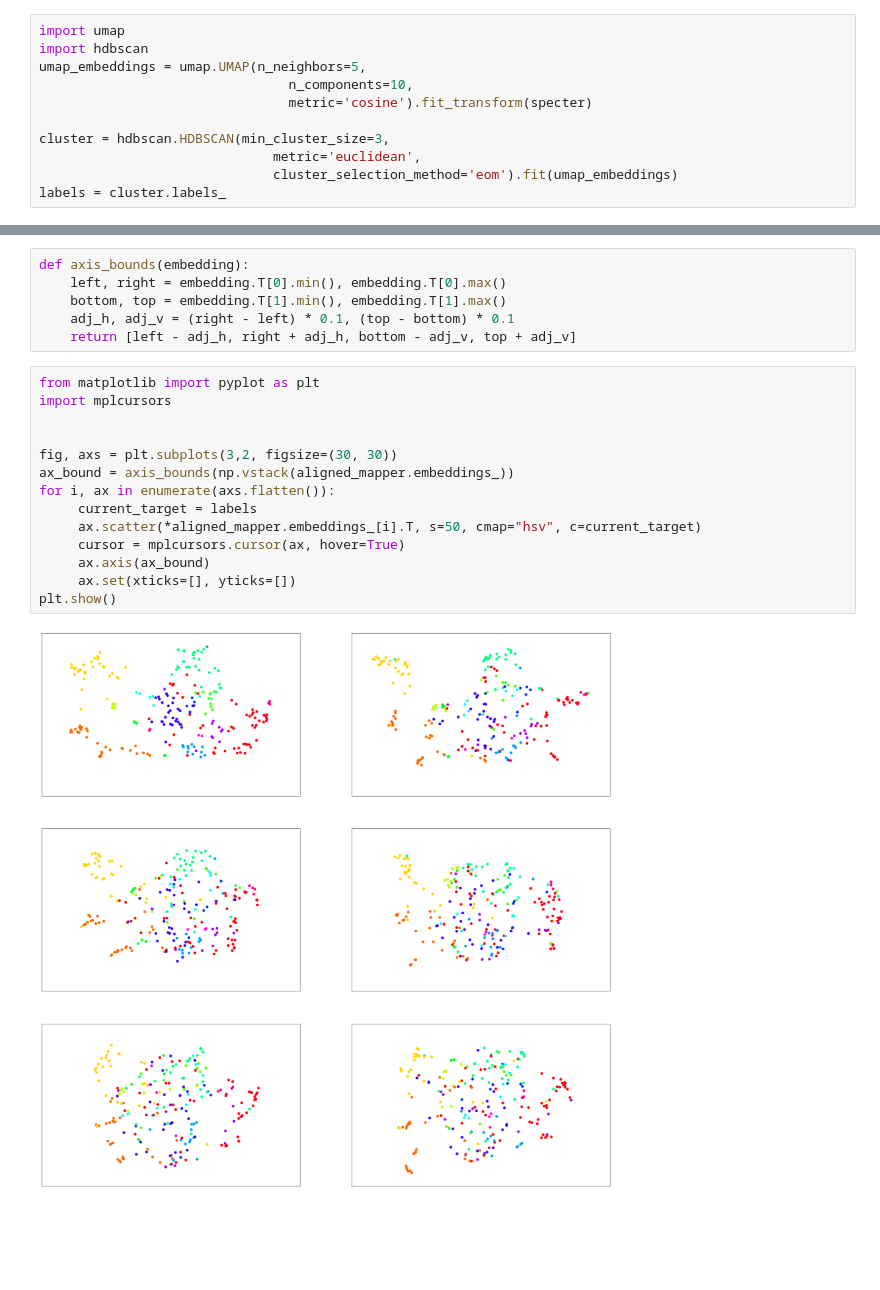
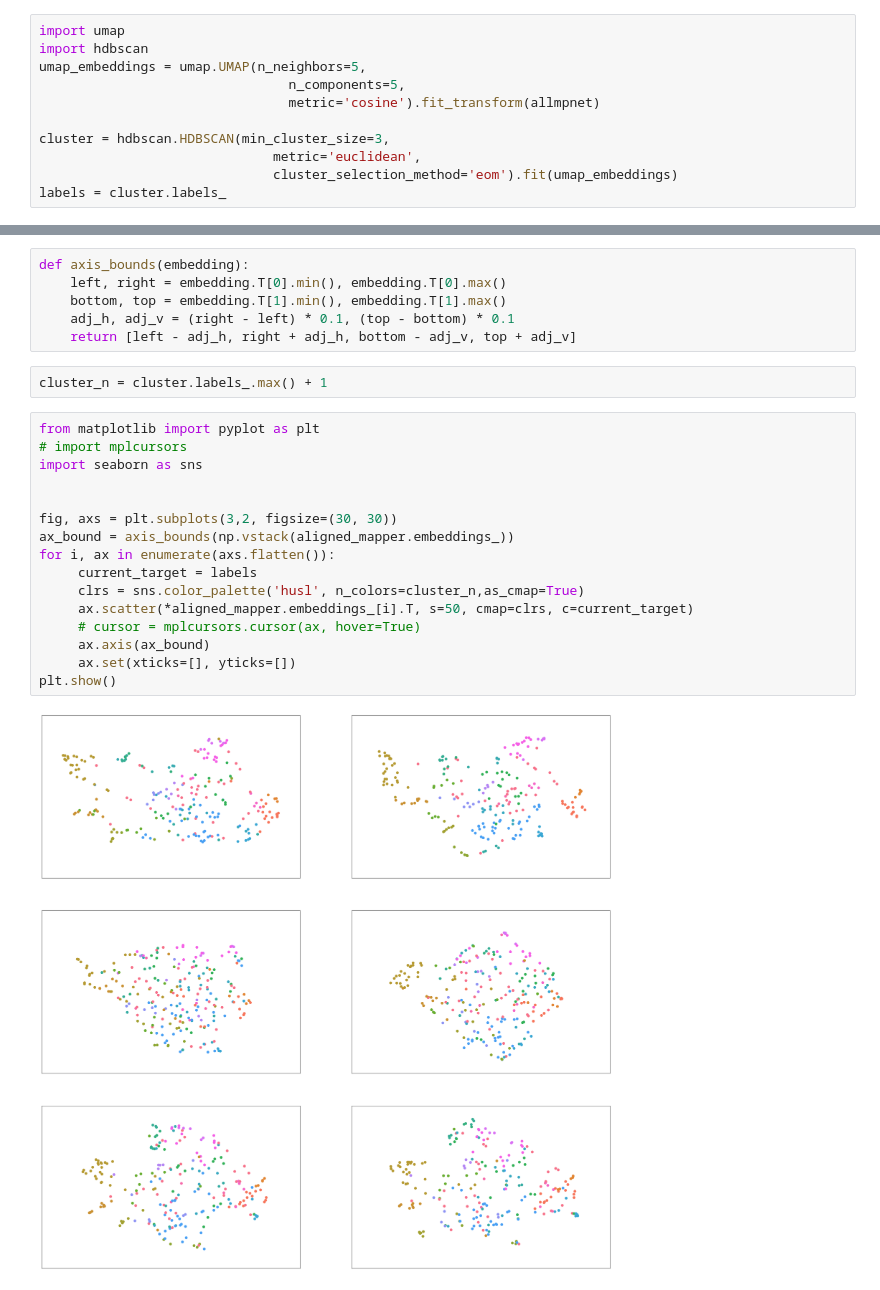
Before and after one commit to pruthvi-hegde/biomedvis, a Jupyter notebook: notebooks/alignedumap_experiment.ipynb, the cells around one changed output, grey strips where cells are left out. Cells and saved outputs as stored; diff of their text form; blank space fills up the shorter version.

```diff
--- a/notebooks/alignedumap_experiment.ipynb
+++ b/notebooks/alignedumap_experiment.ipynb
@@ -41,8 +57,8 @@ combined = [data1, data2, data3, biowordvec, data5, data6]
 import umap
 import hdbscan
 umap_embeddings = umap.UMAP(n_neighbors=5,
-                                n_components=10,
-                                metric='cosine').fit_transform(specter)
+                                n_components=5,
+                                metric='cosine').fit_transform(allmpnet)
 
 cluster = hdbscan.HDBSCAN(min_cluster_size=3,
                               metric='euclidean',
@@ -87,19 +103,23 @@ def axis_bounds(embedding):
     bottom, top = embedding.T[1].min(), embedding.T[1].max()
     adj_h, adj_v = (right - left) * 0.1, (top - bottom) * 0.1
     return [left - adj_h, right + adj_h, bottom - adj_v, top + adj_v]
+# %%
+cluster_n = cluster.labels_.max() + 1
 # %%
 from matplotlib import pyplot as plt
-import mplcursors
+# import mplcursors
+import seaborn as sns
 
 
 fig, axs = plt.subplots(3,2, figsize=(30, 30))
 ax_bound = axis_bounds(np.vstack(aligned_mapper.embeddings_))
 for i, ax in enumerate(axs.flatten()):
      current_target = labels
-     ax.scatter(*aligned_mapper.embeddings_[i].T, s=50, cmap="hsv", c=current_target)
-     cursor = mplcursors.cursor(ax, hover=True)
+     clrs = sns.color_palette('husl', n_colors=cluster_n,as_cmap=True)
+     ax.scatter(*aligned_mapper.embeddings_[i].T, s=50, cmap=clrs, c=current_target)
+     # cursor = mplcursors.cursor(ax, hover=True)
      ax.axis(ax_bound)
      ax.set(xticks=[], yticks=[])
 plt.show()
 # %% [output]
-[figure, old version]
+[figure, new version]
```
Also changed, not shown: parts of 1 cell of this notebook, 35 other files.
